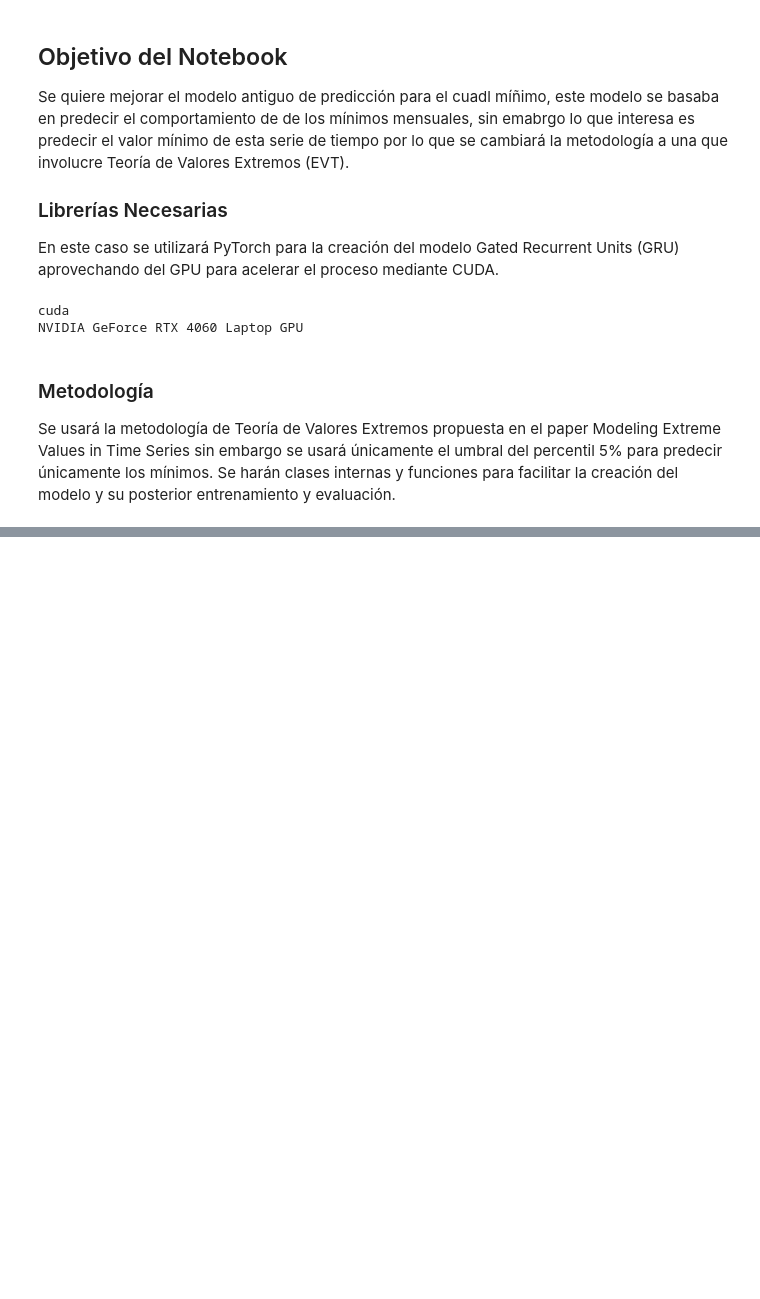
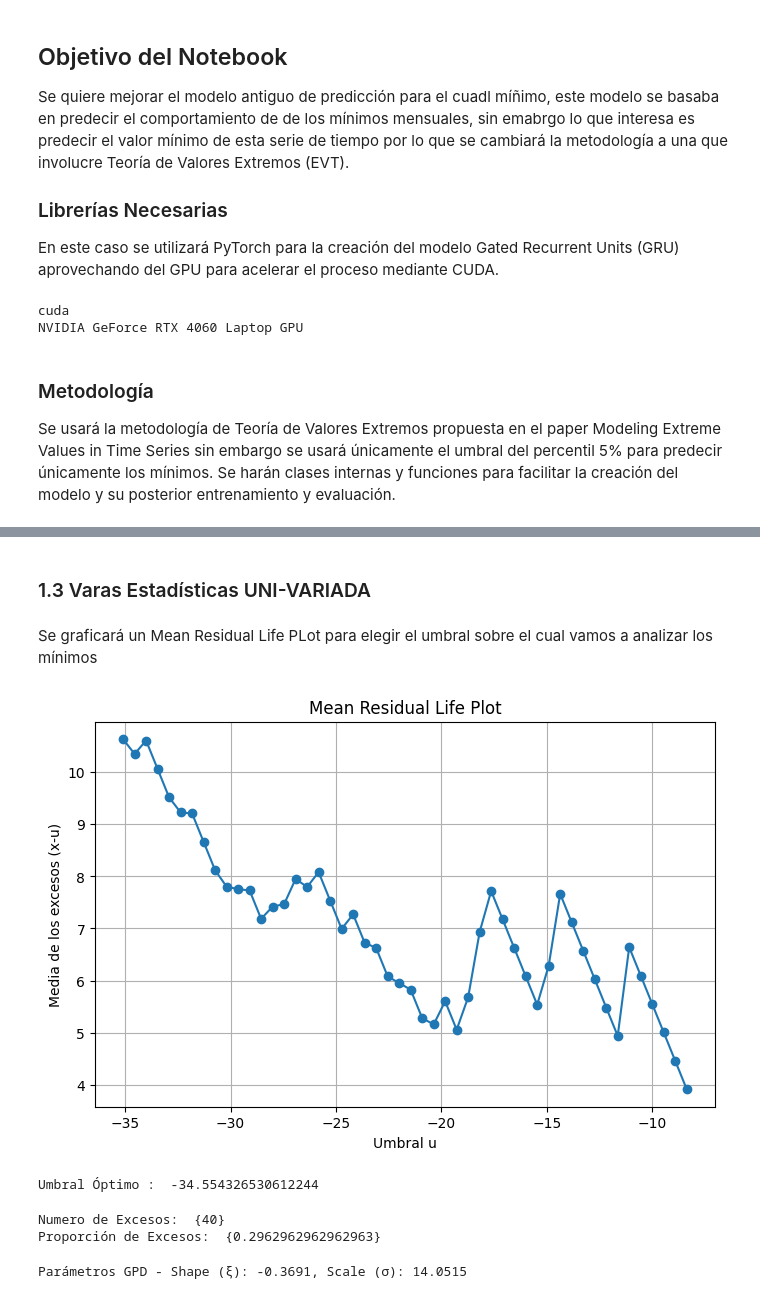
Before and after one commit to AndreyPrado/Pronostico_Caudales_Extremos, a Jupyter notebook: ValoresExtremos/cod/py/prediccion_minimos.ipynb, the cells around one changed output, grey strips where cells are left out. Drawn from its saved outputs; the diff is of its cells as text; code cells hidden in the pictures; blank space fills up the shorter version.

```diff
--- a/ValoresExtremos/cod/py/prediccion_minimos.ipynb
+++ b/ValoresExtremos/cod/py/prediccion_minimos.ipynb
@@ -323,0 +123,44 @@ if __name__ == "__main__":
+# %% [markdown]
+### 1.3 Varas Estadísticas UNI-VARIADA
+# %% [markdown]
+Se graficará un Mean Residual Life PLot para elegir el umbral sobre el cual vamos a analizar los mínimos
+# %%
+serie = -df['caudal_minimo']
+umbral = np.linspace(np.percentile(serie, 70), np.percentile(serie,99), 50)
+mean_excess = []
+
+for u in umbral:
+    excesses = serie[serie > u] - u
+    mean_excess.append(excesses.mean() if len(excesses) > 0 else 0)
+
+plt.figure(figsize=(8,5))
+plt.plot(umbral, mean_excess, marker='o')
+plt.xlabel('Umbral u')
+plt.ylabel('Media de los excesos (x-u)')
+plt.title('Mean Residual Life Plot')
+plt.grid(True)
+plt.show()
+# %% [output]
+[figure, added]
+# %%
+slopes= np.diff(mean_excess)/np.diff(umbral)
+optimal_idx = np.where(slopes >0)[0][0] if len(np.where(slopes>0)[0]) > 0 else len(umbral)//2
+umbral_optimo = umbral[optimal_idx]
+
+print('Umbral Óptimo : ', umbral_optimo)
+# %% [output]
+Umbral Óptimo :  -34.554326530612244
+# %%
+excesos = serie[serie > umbral_optimo] - umbral_optimo
+num_excesos = len(excesos)
+print('Numero de Excesos: ', {num_excesos})
+print('Proporción de Excesos: ', {num_excesos/len(serie)})
+# %% [output]
+Numero de Excesos:  {40}
+Proporción de Excesos:  {0.2962962962962963}
+# %%
+params = genpareto.fit(excesos, floc=0)
+shape, loc, scale = params
+print(f"Parámetros GPD - Shape (ξ): {shape:.4f}, Scale (σ): {scale:.4f}")
+# %% [output]
+Parámetros GPD - Shape (ξ): -0.3691, Scale (σ): 14.0515
```
Also changed, not shown: parts of 20 cells of this notebook.
